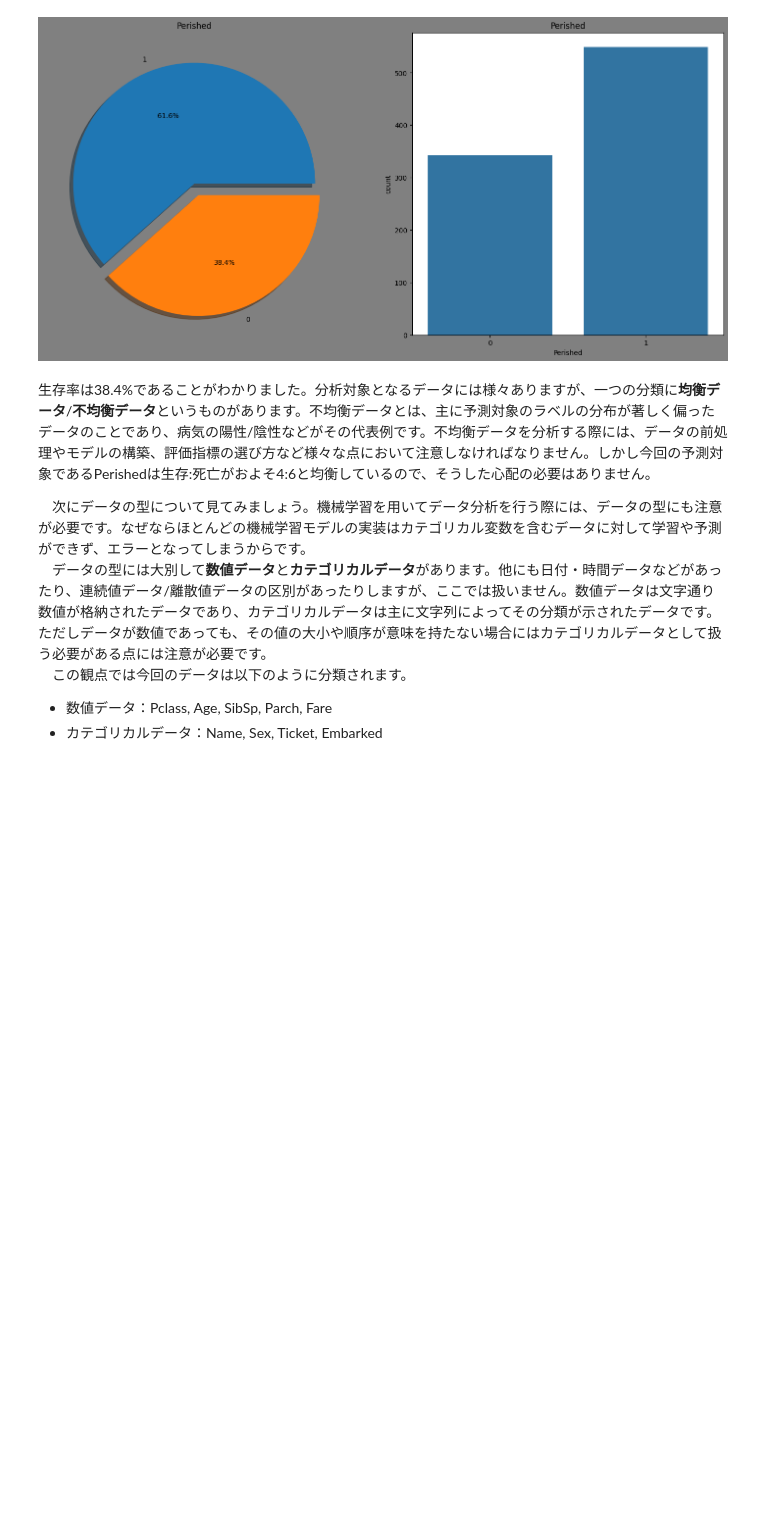
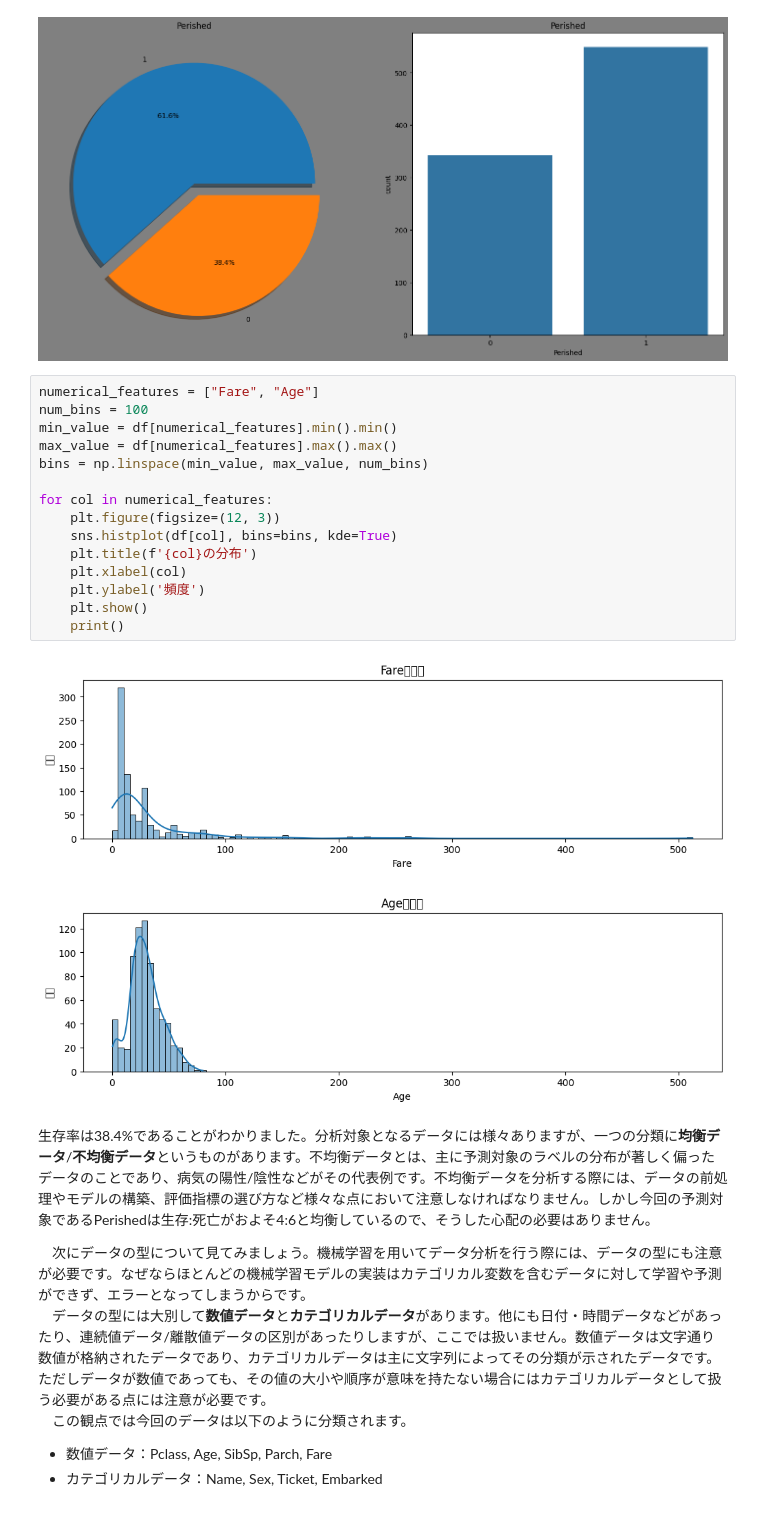
Before and after one commit to hikaru122700/kaggler-, a Jupyter notebook: 19.ipynb, the cells around one changed output. Cells and saved outputs as stored; diff of their text form; blank space fills up the shorter version.

```diff
--- a/19.ipynb
+++ b/19.ipynb
@@ -167,6 +167,24 @@ ax[1].set_title('Perished')
 plt.show()
 # %% [output]
 [figure]
+# %%
+numerical_features = ["Fare", "Age"]
+num_bins = 100
+min_value = df[numerical_features].min().min()
+max_value = df[numerical_features].max().max()
+bins = np.linspace(min_value, max_value, num_bins)
+
+for col in numerical_features:
+    plt.figure(figsize=(12, 3))
+    sns.histplot(df[col], bins=bins, kde=True)
+    plt.title(f'{col}の分布')
+    plt.xlabel(col)
+    plt.ylabel('頻度')
+    plt.show()
+    print()
+# %% [output]
+[figure, added]
+[figure, added]
 # %% [markdown]
 生存率は38.4%であることがわかりました。分析対象となるデータには様々ありますが、一つの分類に**均衡データ**/**不均衡データ**というものがあります。不均衡データとは、主に予測対象のラベルの分布が著しく偏ったデータのことであり、病気の陽性/陰性などがその代表例です。不均衡データを分析する際には、データの前処理やモデルの構築、評価指標の選び方など様々な点において注意しなければなりません。しかし今回の予測対象であるPerishedは生存:死亡がおよそ4:6と均衡しているので、そうした心配の必要はありません。
 
```
Also changed, not shown: parts of 18 cells of this notebook.
